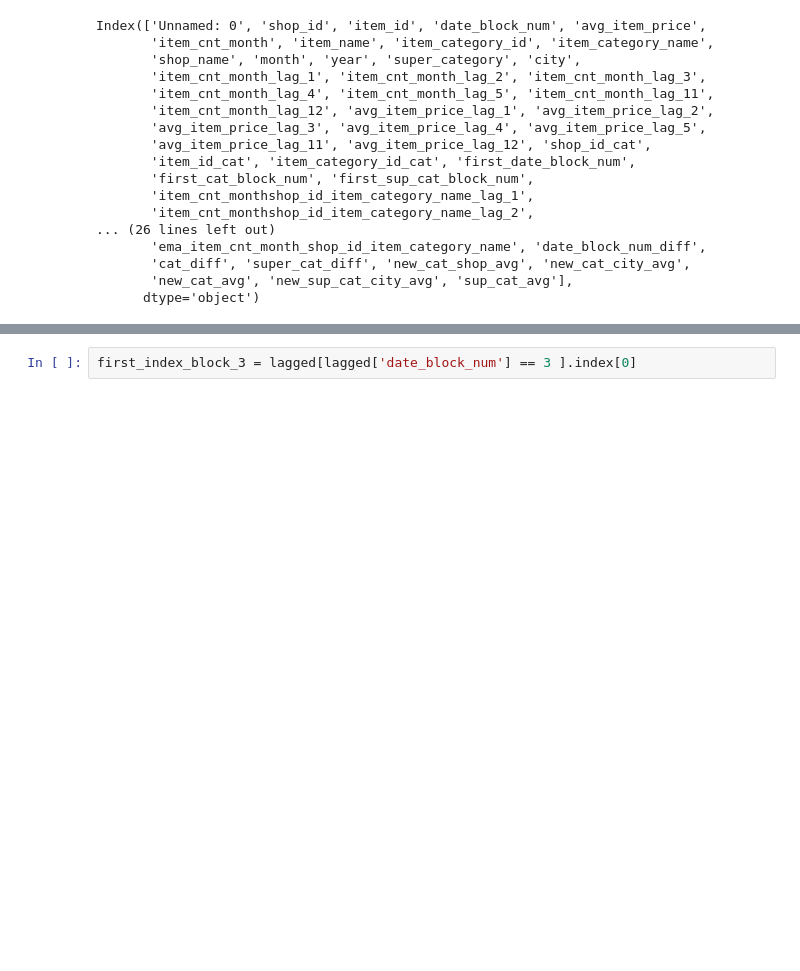
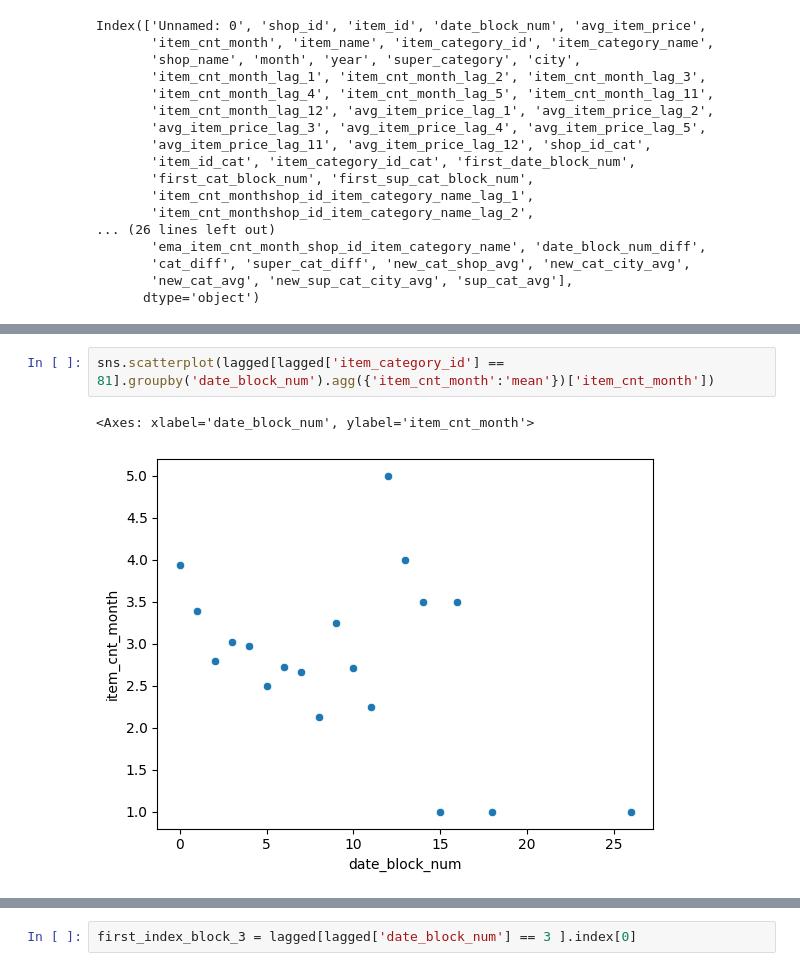
Before and after one commit to valera2444/FutureSalesPrediction, a Jupyter notebook: EDA/EDA_consider_price.ipynb, the cells around one changed output, grey strips where cells are left out. Cells and saved outputs as stored; diff of their text form; blank space fills up the shorter version.

Commit message:
DS-1.2 Changes: - Mean statistics for last 6 month added - Few plots added in EDA_consider_price.ipynb

```diff
--- a/EDA/EDA_consider_price.ipynb
+++ b/EDA/EDA_consider_price.ipynb
@@ -28,0 +44,5 @@ Index(['Unnamed: 0', 'shop_id', 'item_id', 'date_block_num', 'avg_item_price',
+# %%
+sns.scatterplot(lagged[lagged['item_category_id'] == 81].groupby('date_block_num').agg({'item_cnt_month':'mean'})['item_cnt_month'])
+# %% [output]
+<Axes: xlabel='date_block_num', ylabel='item_cnt_month'>
+[figure, added]
```
Also changed, not shown: parts of 9 cells of this notebook, 1 other file.
